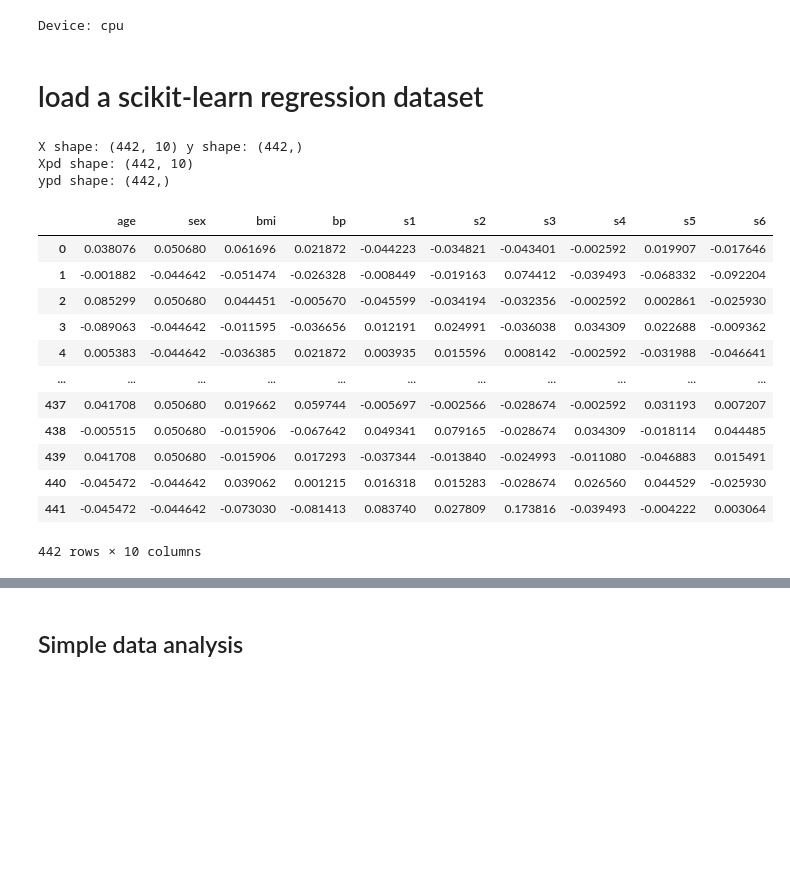
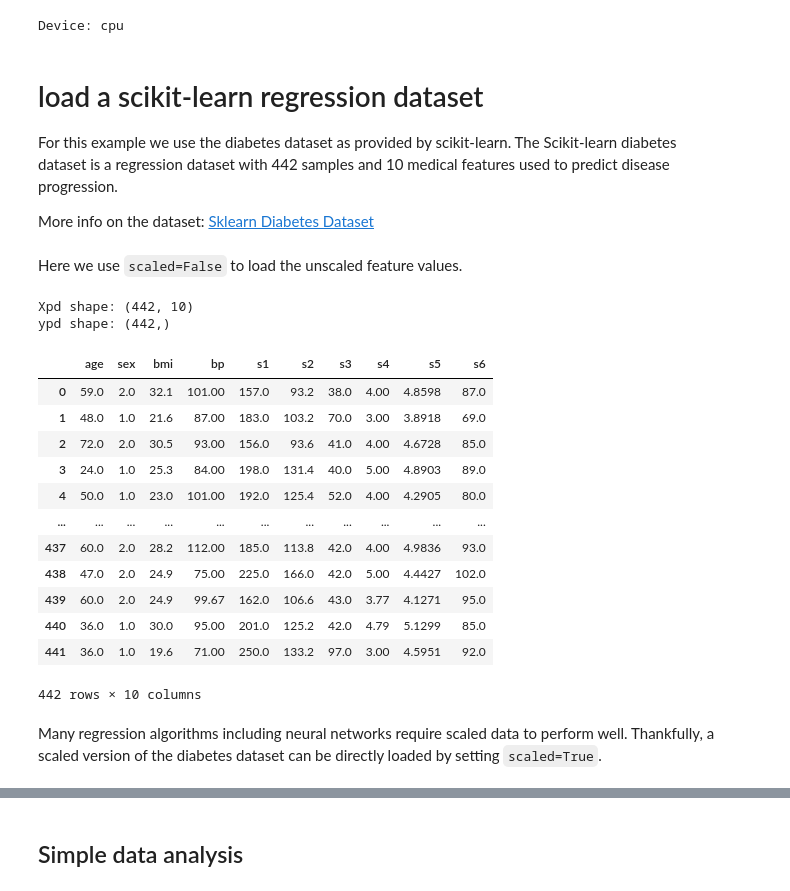
Before and after one commit to stellach24/MLPyExamples, a Jupyter notebook: Regression with keras-tf vs pytorch.ipynb, the cells around one changed output, grey strips where cells are left out. Saved outputs shown, nothing was run; the diff lists cells and outputs as text; code cells hidden in the pictures; blank space fills up the shorter version.

```diff
--- a/Regression with keras-tf vs pytorch.ipynb
+++ b/Regression with keras-tf vs pytorch.ipynb
@@ -45,32 +50,40 @@ tf.random.set_seed(42)
 Device: cpu
 # %% [markdown]
 # load a scikit-learn regression dataset
+
+For this example we use the diabetes dataset as provided by scikit-learn. The Scikit-learn diabetes dataset is a regression dataset with 442 samples and 10 medical features used to predict disease progression.
+
+More info on the dataset:
+<a href="https://www.geeksforgeeks.org/machine-learning/sklearn-diabetes-dataset/" target="_blank">
+Sklearn Diabetes Dataset
+</a>
+# %% [markdown]
+Here we use <code>scaled=False</code> to load the unscaled feature values.
 # %%
 # Load data
-X, y = load_diabetes(return_X_y=True)   # X: (442, 10), y: (442,)
-print("X shape:", X.shape, "y shape:", y.shape)
-diabetes = load_diabetes()
+diabetes = load_diabetes(return_X_y=False,scaled=False)
 Xpd = pd.DataFrame(diabetes.data, columns=diabetes.feature_names)
 ypd = pd.Series(diabetes.target, name="target")
 
 print("Xpd shape:", Xpd.shape)
 print("ypd shape:", ypd.shape)
 
 display(Xpd)
 # %% [output]
-X shape: (442, 10) y shape: (442,)
 Xpd shape: (442, 10)
 ypd shape: (442,)
 |  | age | sex | bmi | bp | s1 | s2 | s3 | s4 | s5 | s6 |
-| 0 | 0.038076 | 0.050680 | 0.061696 | 0.021872 | -0.044223 | -0.034821 | -0.043401 | -0.002592 | 0.019907 | -0.017646 |
-| 1 | -0.001882 | -0.044642 | -0.051474 | -0.026328 | -0.008449 | -0.019163 | 0.074412 | -0.039493 | -0.068332 | -0.092204 |
-| 2 | 0.085299 | 0.050680 | 0.044451 | -0.005670 | -0.045599 | -0.034194 | -0.032356 | -0.002592 | 0.002861 | -0.025930 |
-| 3 | -0.089063 | -0.044642 | -0.011595 | -0.036656 | 0.012191 | 0.024991 | -0.036038 | 0.034309 | 0.022688 | -0.009362 |
-| 4 | 0.005383 | -0.044642 | -0.036385 | 0.021872 | 0.003935 | 0.015596 | 0.008142 | -0.002592 | -0.031988 | -0.046641 |
+| 0 | 59.0 | 2.0 | 32.1 | 101.00 | 157.0 | 93.2 | 38.0 | 4.00 | 4.8598 | 87.0 |
+| 1 | 48.0 | 1.0 | 21.6 | 87.00 | 183.0 | 103.2 | 70.0 | 3.00 | 3.8918 | 69.0 |
+| 2 | 72.0 | 2.0 | 30.5 | 93.00 | 156.0 | 93.6 | 41.0 | 4.00 | 4.6728 | 85.0 |
+| 3 | 24.0 | 1.0 | 25.3 | 84.00 | 198.0 | 131.4 | 40.0 | 5.00 | 4.8903 | 89.0 |
+| 4 | 50.0 | 1.0 | 23.0 | 101.00 | 192.0 | 125.4 | 52.0 | 4.00 | 4.2905 | 80.0 |
 | ... | ... | ... | ... | ... | ... | ... | ... | ... | ... | ... |
-| 437 | 0.041708 | 0.050680 | 0.019662 | 0.059744 | -0.005697 | -0.002566 | -0.028674 | -0.002592 | 0.031193 | 0.007207 |
-| 438 | -0.005515 | 0.050680 | -0.015906 | -0.067642 | 0.049341 | 0.079165 | -0.028674 | 0.034309 | -0.018114 | 0.044485 |
-| 439 | 0.041708 | 0.050680 | -0.015906 | 0.017293 | -0.037344 | -0.013840 | -0.024993 | -0.011080 | -0.046883 | 0.015491 |
-| 440 | -0.045472 | -0.044642 | 0.039062 | 0.001215 | 0.016318 | 0.015283 | -0.028674 | 0.026560 | 0.044529 | -0.025930 |
-| 441 | -0.045472 | -0.044642 | -0.073030 | -0.081413 | 0.083740 | 0.027809 | 0.173816 | -0.039493 | -0.004222 | 0.003064 |
+| 437 | 60.0 | 2.0 | 28.2 | 112.00 | 185.0 | 113.8 | 42.0 | 4.00 | 4.9836 | 93.0 |
+| 438 | 47.0 | 2.0 | 24.9 | 75.00 | 225.0 | 166.0 | 42.0 | 5.00 | 4.4427 | 102.0 |
+| 439 | 60.0 | 2.0 | 24.9 | 99.67 | 162.0 | 106.6 | 43.0 | 3.77 | 4.1271 | 95.0 |
+| 440 | 36.0 | 1.0 | 30.0 | 95.00 | 201.0 | 125.2 | 42.0 | 4.79 | 5.1299 | 85.0 |
+| 441 | 36.0 | 1.0 | 19.6 | 71.00 | 250.0 | 133.2 | 97.0 | 3.00 | 4.5951 | 92.0 |
 442 rows × 10 columns
+# %% [markdown]
+Many regression algorithms including neural networks require scaled data to perform well. Thankfully, a scaled version of the diabetes dataset can be directly loaded by setting <code>scaled=True</code>.
```
Also changed, not shown: parts of 11 cells of this notebook.
